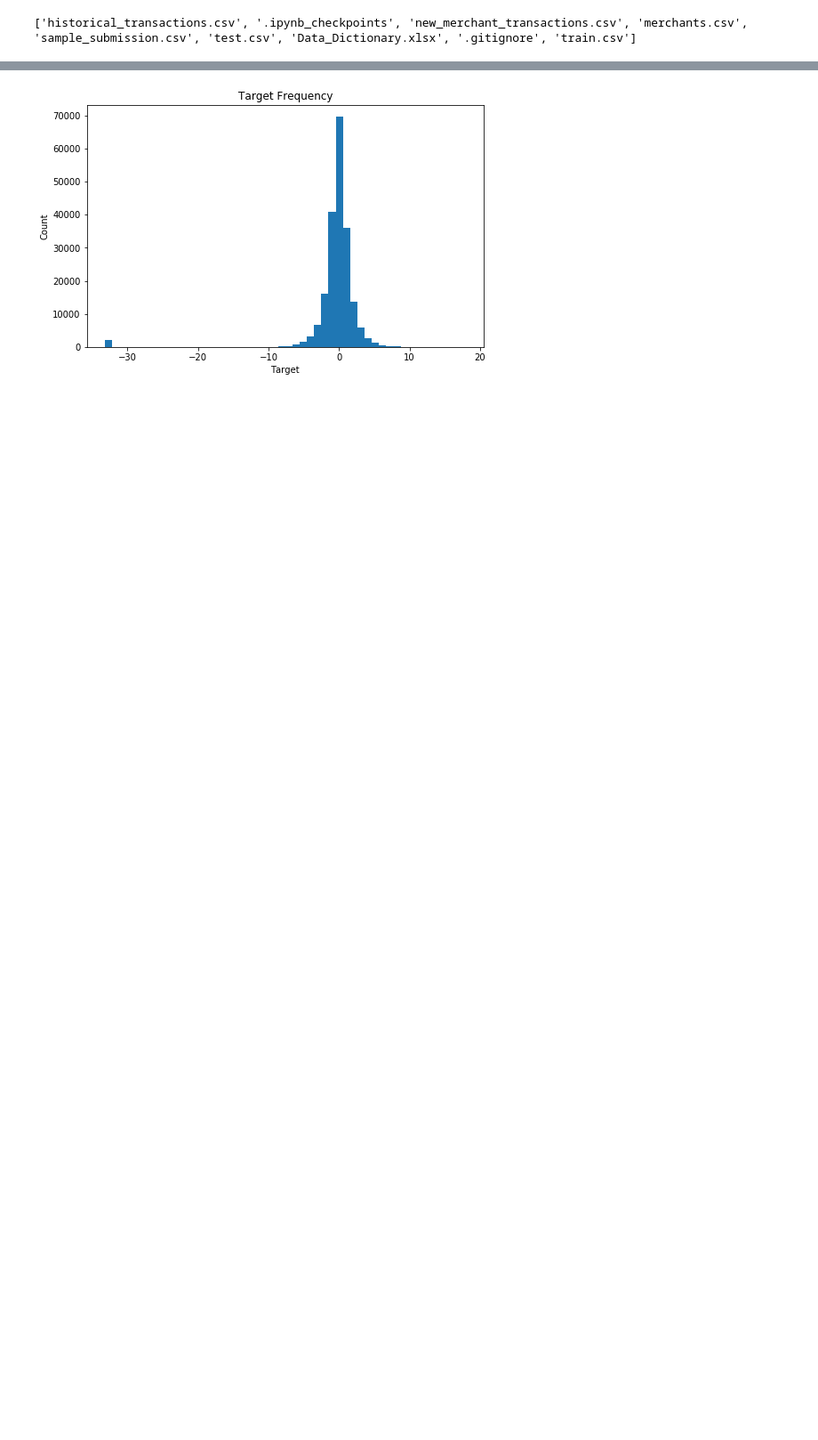
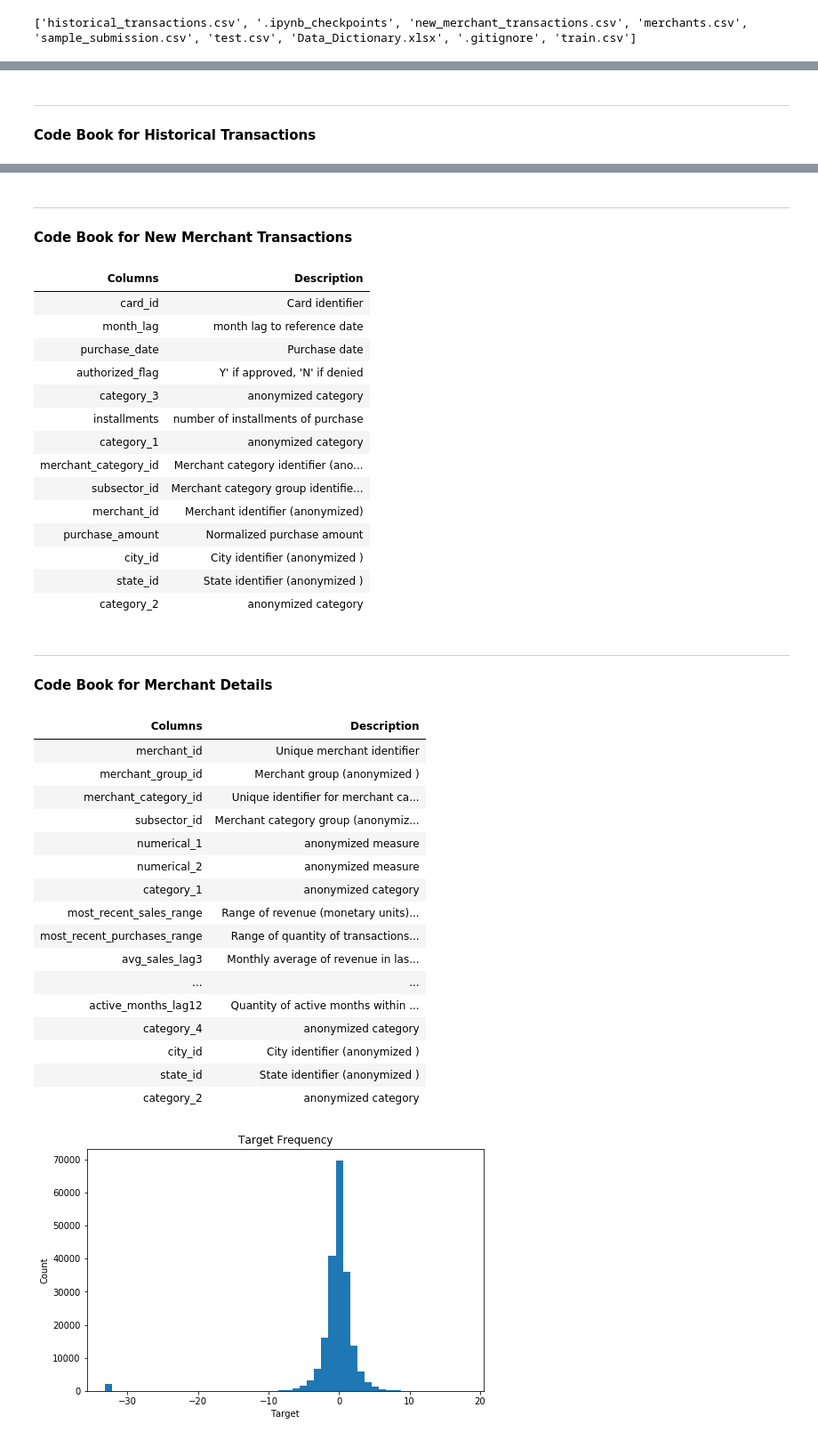
Before and after one commit to kevinhanna/Elo_kaggle, a Jupyter notebook: Team 3 Group Project.ipynb, the cells around one changed output, grey strips where cells are left out. Shown at 89% size. Cells and saved outputs as stored; diff of their text form; code cells hidden in the pictures; blank space fills up the shorter version.

```diff
--- a/Team 3 Group Project.ipynb
+++ b/Team 3 Group Project.ipynb
@@ -26,0 +28,13 @@ print(os.listdir("./input"))
+# %%
+def color(text, color = 'red', background = 'transparent', weight = 'normal') :
+    return f'<span style="color:{color};background:{background};font-weight:{weight}">{text}</span>'
+
+def mark(*objects, sep = ' ') :
+    return display(Markdown(sep.join(str(o) for o in objects)))
+
+def line(header = '') :
+
+    return mark('<hr/>')
+
+mark('<b>hi</b>', [1,2,3], color('hello world', weight = 'bold'), color('!!!', weight = 'bold', background = 'black'))
+line()
@@ -49,0 +50,16 @@ Name: target, dtype: float64
+# %%
+mark('<b>Code Book for Training Data</b>')
+display(pd.read_excel('input/Data_Dictionary.xlsx', sheet_name = 'train', header = 2).style.hide_index())
+line()
+
+mark('<b>Code Book for Historical Transactions</b>')
+display(pd.read_excel('input/Data_Dictionary.xlsx', sheet_name = 'history', header = 2).style.hide_index())
+line()
+
+mark('<b>Code Book for New Merchant Transactions</b>')
+display(pd.read_excel('input/Data_Dictionary.xlsx', sheet_name = 'new_merchant_period', header = 2).style.hide_index())
+line()
+
+mark('<b>Code Book for Merchant Details</b>')
+display(pd.read_excel('input/Data_Dictionary.xlsx', sheet_name = 'merchant', header = 2).style.hide_index())
+# %% [output]
@@ -49,0 +74,2 @@ Name: target, dtype: float64
+<hr/>
+<b>Code Book for Historical Transactions</b>
@@ -50,2 +91,38 @@ Name: target, dtype: float64
+<hr/>
+<b>Code Book for New Merchant Transactions</b>
+| Columns | Description |
+| card_id | Card identifier |
+| month_lag | month lag to reference date |
+| purchase_date | Purchase date |
+| authorized_flag | Y' if approved, 'N' if denied |
+| category_3 | anonymized category |
+| installments | number of installments of purchase |
+| category_1 | anonymized category |
+| merchant_category_id | Merchant category identifier (ano... |
+| subsector_id | Merchant category group identifie... |
+| merchant_id | Merchant identifier (anonymized) |
+| purchase_amount | Normalized purchase amount |
+| city_id | City identifier (anonymized ) |
+| state_id | State identifier (anonymized ) |
+| category_2 | anonymized category |
+<hr/>
+<b>Code Book for Merchant Details</b>
+| Columns | Description |
+| merchant_id | Unique merchant identifier |
+| merchant_group_id | Merchant group (anonymized ) |
+| merchant_category_id | Unique identifier for merchant ca... |
+| subsector_id | Merchant category group (anonymiz... |
+| numerical_1 | anonymized measure |
+| numerical_2 | anonymized measure |
+| category_1 | anonymized category |
+| most_recent_sales_range | Range of revenue (monetary units)... |
+| most_recent_purchases_range | Range of quantity of transactions... |
+| avg_sales_lag3 | Monthly average of revenue in las... |
+| ... | ... |
+| active_months_lag12 | Quantity of active months within ... |
+| category_4 | anonymized category |
+| city_id | City identifier (anonymized ) |
+| state_id | State identifier (anonymized ) |
+| category_2 | anonymized category |
 # %%
 plt.figure(figsize=(8, 5))
```
Also changed, not shown: parts of 18 cells of this notebook.
